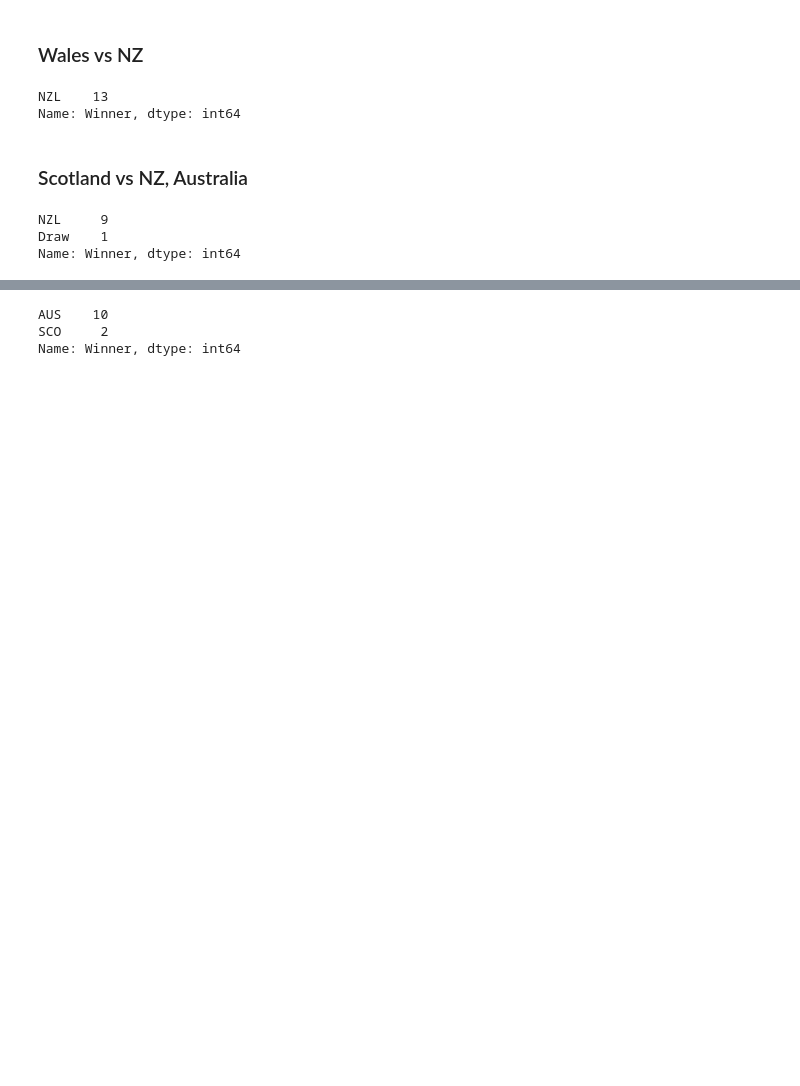
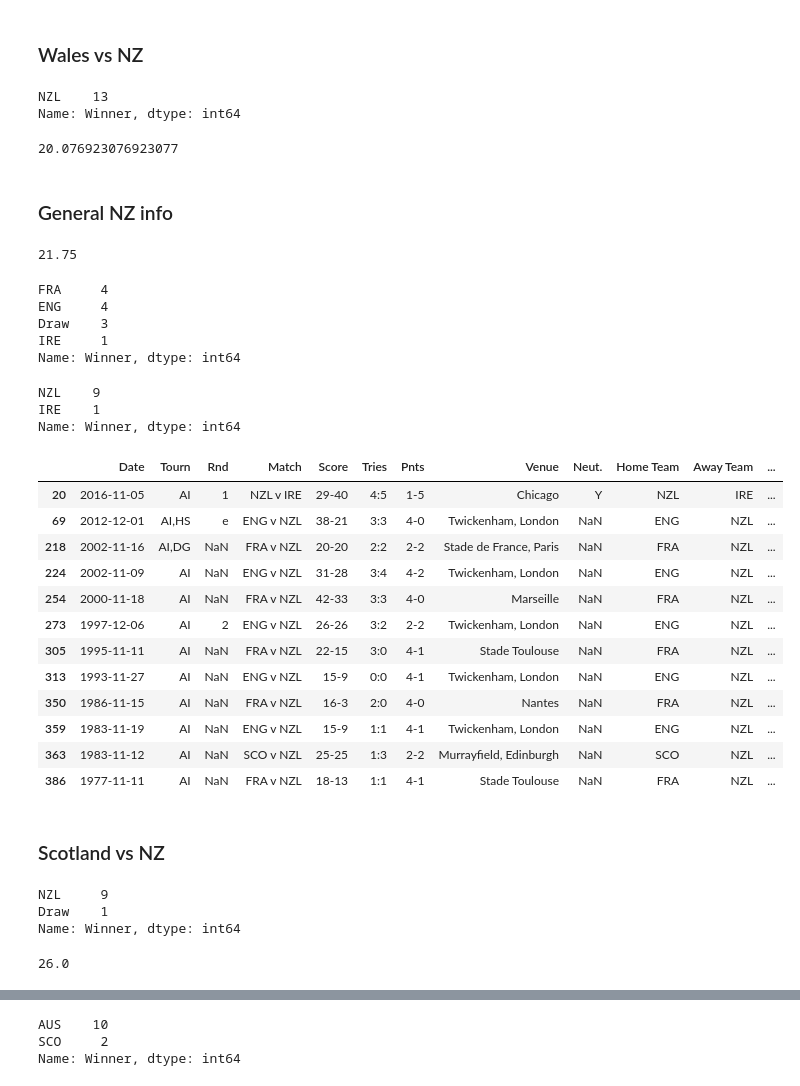
Before and after one commit to gpmurphy7/Rugby_analysis, a Jupyter notebook: Autumn_International_Analysis/Autum_Internationals_First_Look.ipynb, the cells around one changed output, grey strips where cells are left out. Drawn from its saved outputs; the diff is of its cells as text; code cells hidden in the pictures; blank space fills up the shorter version.

Commit message:
updating info file and extracting more averages for this years games.

```diff
--- a/Autumn_International_Analysis/Autum_Internationals_First_Look.ipynb
+++ b/Autumn_International_Analysis/Autum_Internationals_First_Look.ipynb
@@ -509,11 +556,55 @@ df[(df['Match'] == 'WAL v NZL') | (df['Match'] == 'NZL v WAL')]['Winner'].value_
 # %% [output]
 NZL    13
 Name: Winner, dtype: int64
+# %%
+df[(df['Match'] == 'WAL v NZL') | (df['Match'] == 'NZL v WAL')]['Margin'].mean()
+# %% [output]
+20.076923076923077
+# %% [markdown]
+### General NZ info
+# %%
+df[df['Winner'] == 'NZL']['Margin'].mean()
+# %% [output]
+21.75
+# %%
+df[(df['Match'].str.contains('NZL'))&(df['Winner']!='NZL')]['Winner'].value_counts()
+# %% [output]
+FRA     4
+ENG     4
+Draw    3
+IRE     1
+Name: Winner, dtype: int64
+# %%
+df[(df['Match'] == 'IRE v NZL') | (df['Match'] == 'NZL v IRE')]['Winner'].value_counts()
+# %% [output]
+NZL    9
+IRE    1
+Name: Winner, dtype: int64
+# %%
+df[(df['Match'].str.contains('NZL'))&(df['Winner']!='NZL')]
+# %% [output]
+|  | Date | Tourn | Rnd | Match | Score | Tries | Pnts | Venue | Neut. | Home Team | Away Team | ... |
+| 20 | 2016-11-05 | AI | 1 | NZL v IRE | 29-40 | 4:5 | 1-5 | Chicago | Y | NZL | IRE | ... |
+| 69 | 2012-12-01 | AI,HS | e | ENG v NZL | 38-21 | 3:3 | 4-0 | Twickenham, London | NaN | ENG | NZL | ... |
+| 218 | 2002-11-16 | AI,DG | NaN | FRA v NZL | 20-20 | 2:2 | 2-2 | Stade de France, Paris | NaN | FRA | NZL | ... |
+| 224 | 2002-11-09 | AI | NaN | ENG v NZL | 31-28 | 3:4 | 4-2 | Twickenham, London | NaN | ENG | NZL | ... |
+| 254 | 2000-11-18 | AI | NaN | FRA v NZL | 42-33 | 3:3 | 4-0 | Marseille | NaN | FRA | NZL | ... |
+| 273 | 1997-12-06 | AI | 2 | ENG v NZL | 26-26 | 3:2 | 2-2 | Twickenham, London | NaN | ENG | NZL | ... |
+| 305 | 1995-11-11 | AI | NaN | FRA v NZL | 22-15 | 3:0 | 4-1 | Stade Toulouse | NaN | FRA | NZL | ... |
+| 313 | 1993-11-27 | AI | NaN | ENG v NZL | 15-9 | 0:0 | 4-1 | Twickenham, London | NaN | ENG | NZL | ... |
+| 350 | 1986-11-15 | AI | NaN | FRA v NZL | 16-3 | 2:0 | 4-0 | Nantes | NaN | FRA | NZL | ... |
+| 359 | 1983-11-19 | AI | NaN | ENG v NZL | 15-9 | 1:1 | 4-1 | Twickenham, London | NaN | ENG | NZL | ... |
+| 363 | 1983-11-12 | AI | NaN | SCO v NZL | 25-25 | 1:3 | 2-2 | Murrayfield, Edinburgh | NaN | SCO | NZL | ... |
+| 386 | 1977-11-11 | AI | NaN | FRA v NZL | 18-13 | 1:1 | 4-1 | Stade Toulouse | NaN | FRA | NZL | ... |
 # %% [markdown]
-### Scotland vs NZ, Australia
+### Scotland vs NZ
 # %%
 df[(df['Match'] == 'SCO v NZL') | (df['Match'] == 'NZL v SCO')]['Winner'].value_counts()
 # %% [output]
 NZL     9
 Draw    1
 Name: Winner, dtype: int64
+# %%
+df[((df['Match'] == 'SCO v NZL') | (df['Match'] == 'NZL v SCO'))&(df['Winner']=='NZL')]['Margin'].median()
+# %% [output]
+26.0
```
Also changed, not shown: parts of 8 cells of this notebook, 1 other file.
